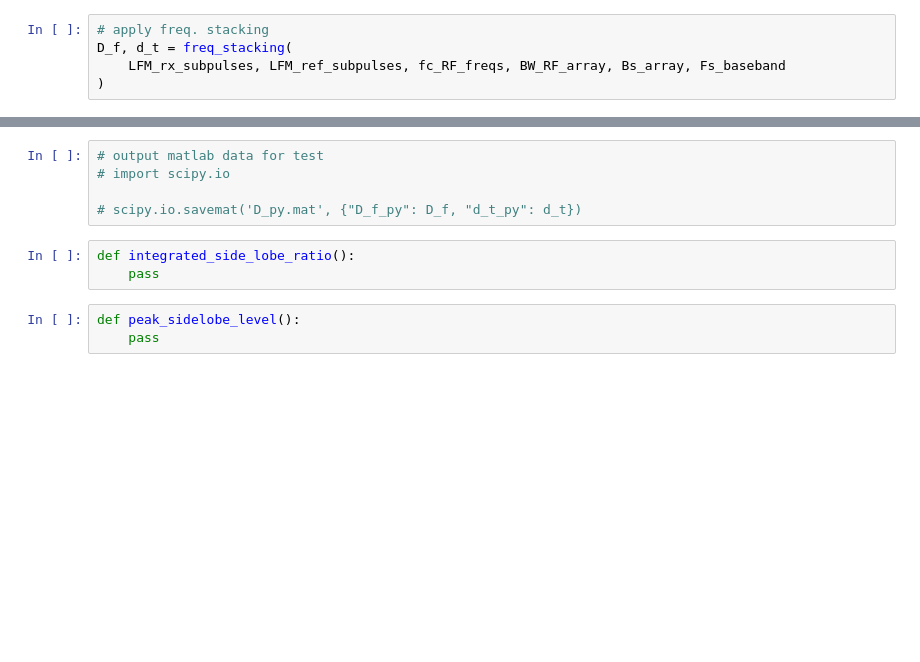
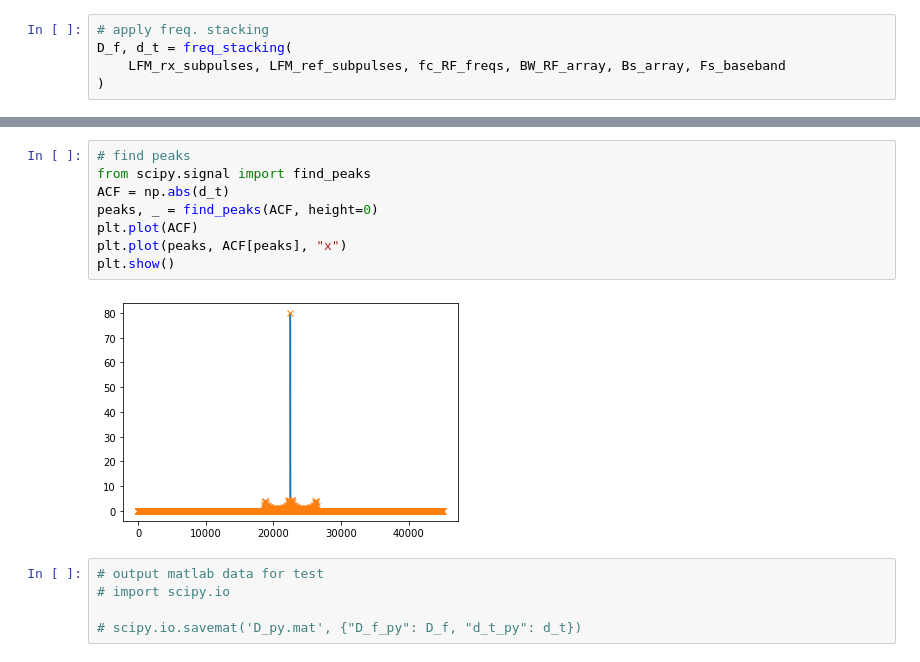
Before and after one commit to LOVGC/SWW_alg_ACF, a Jupyter notebook: test_code/freq_stacking_LFM_SDR_para_1G_BW_test.ipynb, the cells around one changed output, grey strips where cells are left out. Saved outputs shown, nothing was run; the diff lists cells and outputs as text; blank space fills up the shorter version.

```diff
--- a/test_code/freq_stacking_LFM_SDR_para_1G_BW_test.ipynb
+++ b/test_code/freq_stacking_LFM_SDR_para_1G_BW_test.ipynb
@@ -294,11 +307,15 @@ pulse_width, 1/Fs_SWW
+# %%
+# find peaks
+from scipy.signal import find_peaks
+ACF = np.abs(d_t)
+peaks, _ = find_peaks(ACF, height=0)
+plt.plot(ACF)
+plt.plot(peaks, ACF[peaks], "x")
+plt.show()
+# %% [output]
+[figure, added]
 # %%
 # output matlab data for test
 # import scipy.io
 
 # scipy.io.savemat('D_py.mat', {"D_f_py": D_f, "d_t_py": d_t})
-# %%
-def integrated_side_lobe_ratio():
-    pass
-# %%
-def peak_sidelobe_level():
-    pass
```
Also changed, not shown: parts of 9 cells of this notebook, 2 other files.
